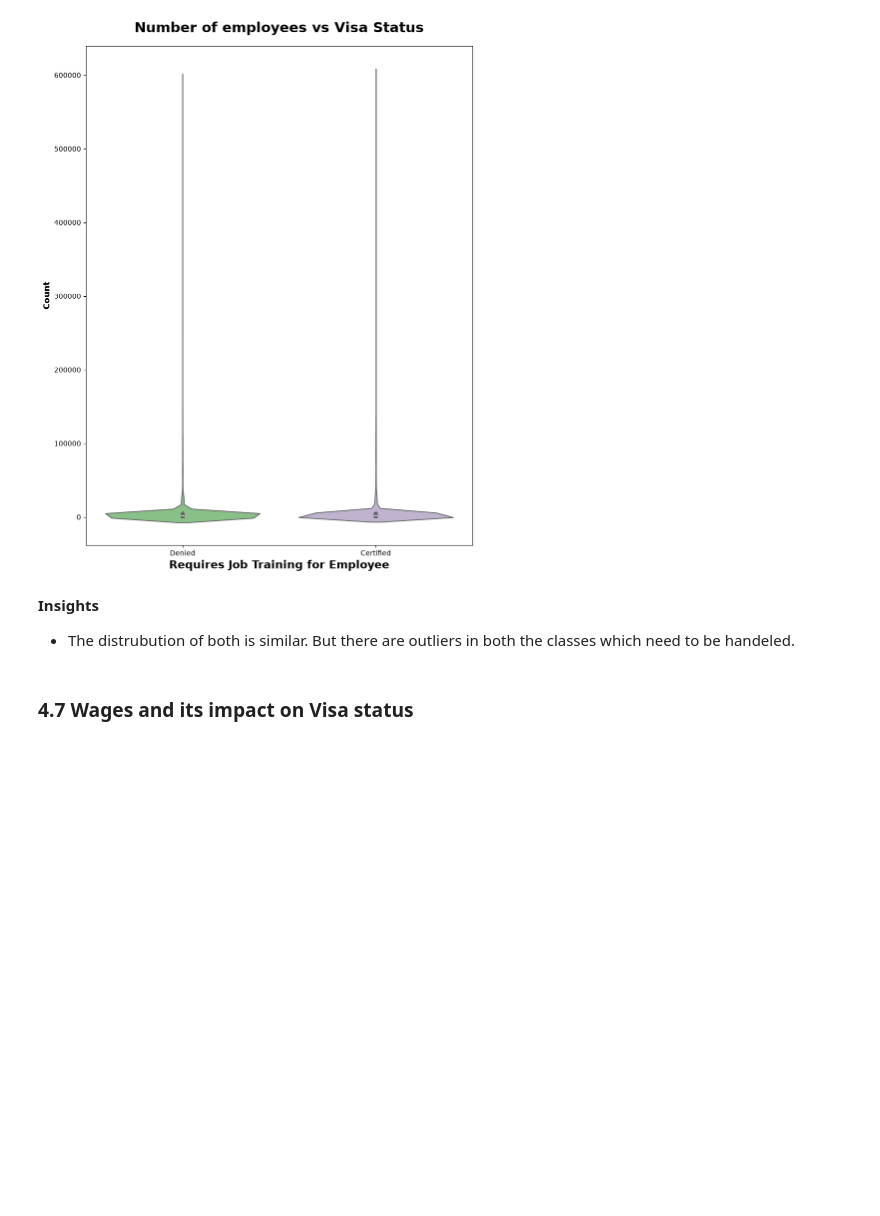
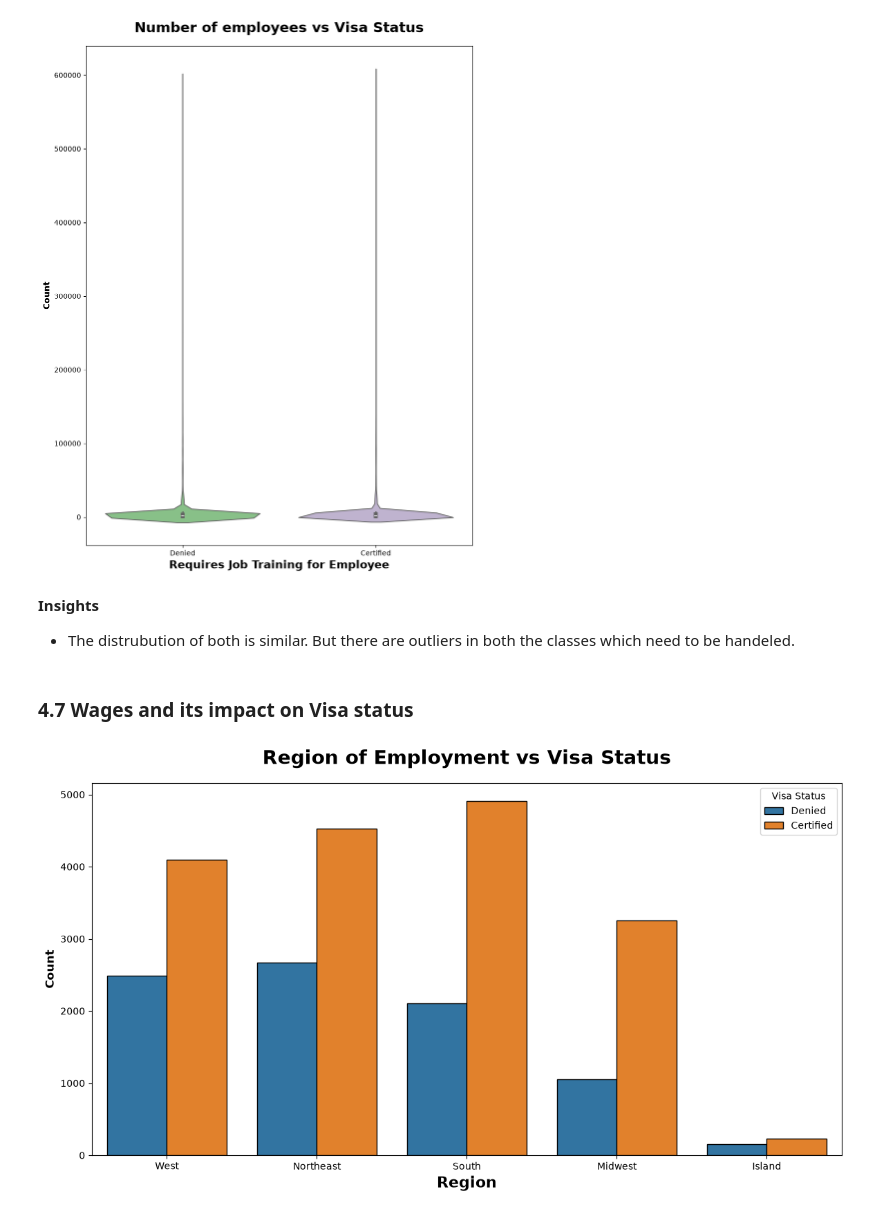
Before and after one commit to mdzaheerjk/Global-Mobility-Application-Analyzer, a Jupyter notebook: notebooks/1_EDA_Visa.ipynb, the cells around one changed output. Cells and saved outputs as stored; diff of their text form; code cells hidden in the pictures; blank space fills up the shorter version.

```diff
--- a/notebooks/1_EDA_Visa.ipynb
+++ b/notebooks/1_EDA_Visa.ipynb
@@ -458,3 +458,13 @@ plt.show()
  - The distrubution of both is similar. But there are outliers in both the classes which need to be handeled.
 # %% [markdown]
 ### 4.7 Wages and its impact on Visa status
+# %%
+plt.subplots(figsize=(14,7))
+sns.countplot(x="region_of_employment",hue="case_status", data=df,ec='k')
+plt.title("Region of Employment vs Visa Status", weight="bold",fontsize=20, pad=20)
+plt.xlabel("Region", weight="bold", fontsize=16)
+plt.ylabel("Count", weight="bold", fontsize=12)
+plt.legend(title="Visa Status", fancybox=True)
+plt.show()
+# %% [output]
+[figure, added]
```
Also changed, not shown: parts of 21 cells of this notebook, 6 other files.
